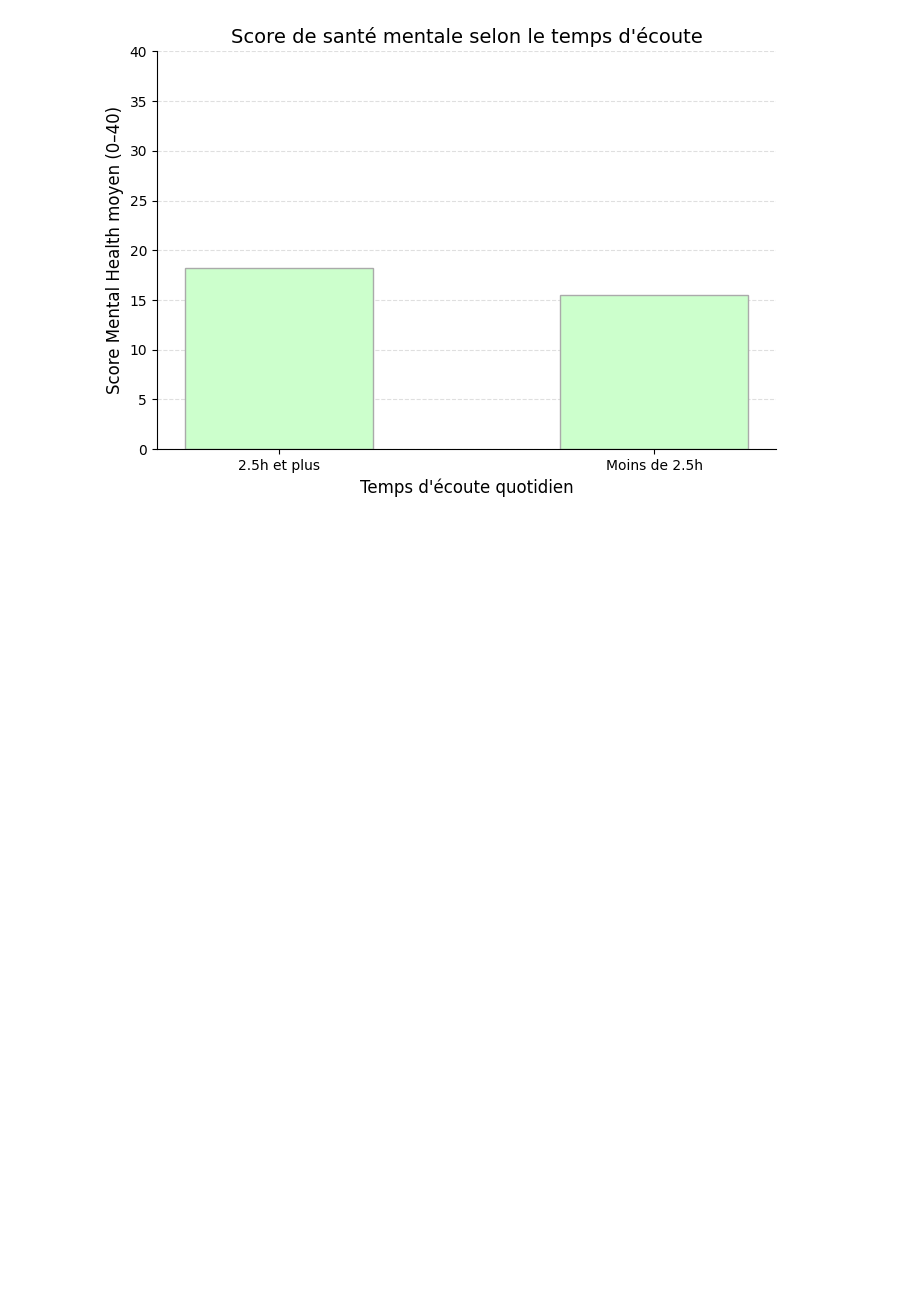
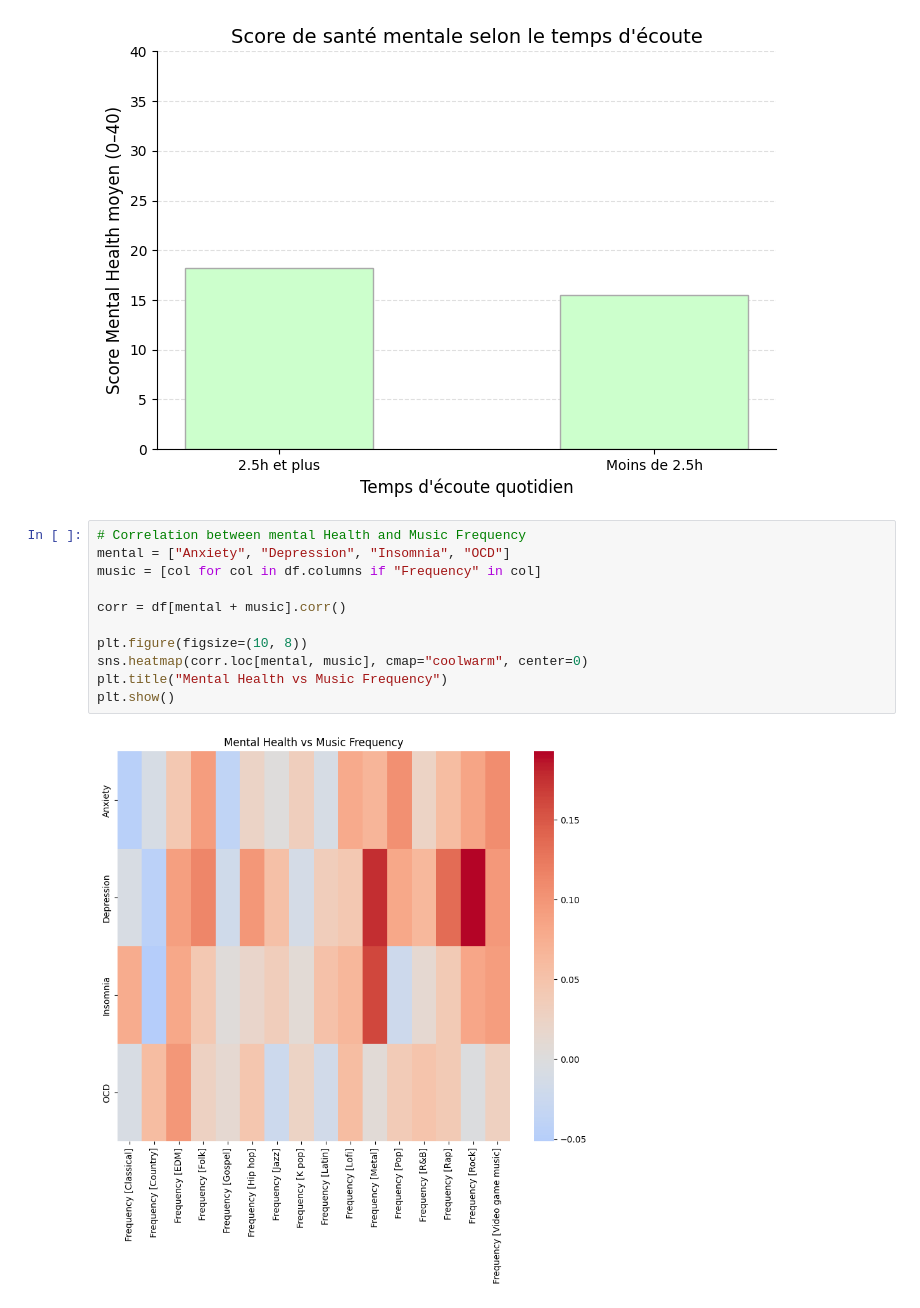
Before and after one commit to lrondal/I-am-hungry, a Jupyter notebook: project_dataVis_Letort_Rondal.ipynb, the cells around one changed output. Saved outputs shown, nothing was run; the diff lists cells and outputs as text; blank space fills up the shorter version.

```diff
--- a/project_dataVis_Letort_Rondal.ipynb
+++ b/project_dataVis_Letort_Rondal.ipynb
@@ -320,3 +337,16 @@ plt.tight_layout()
 plt.show()
 # %% [output]
 [figure]
+# %%
+# Correlation between mental Health and Music Frequency
+mental = ["Anxiety", "Depression", "Insomnia", "OCD"]
+music = [col for col in df.columns if "Frequency" in col]
+
+corr = df[mental + music].corr()
+
+plt.figure(figsize=(10, 8))
+sns.heatmap(corr.loc[mental, music], cmap="coolwarm", center=0)
+plt.title("Mental Health vs Music Frequency")
+plt.show()
+# %% [output]
+[figure, added]
```
Also changed, not shown: parts of 18 cells of this notebook.
